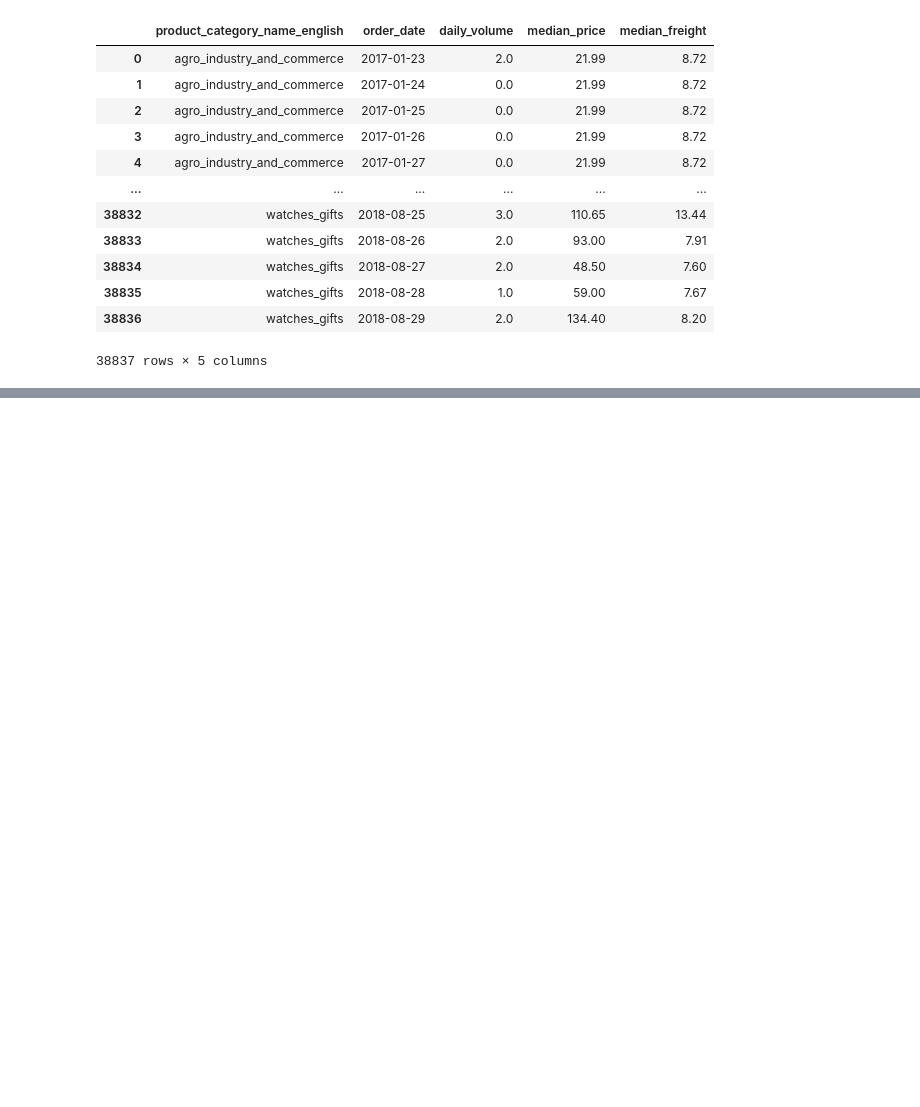
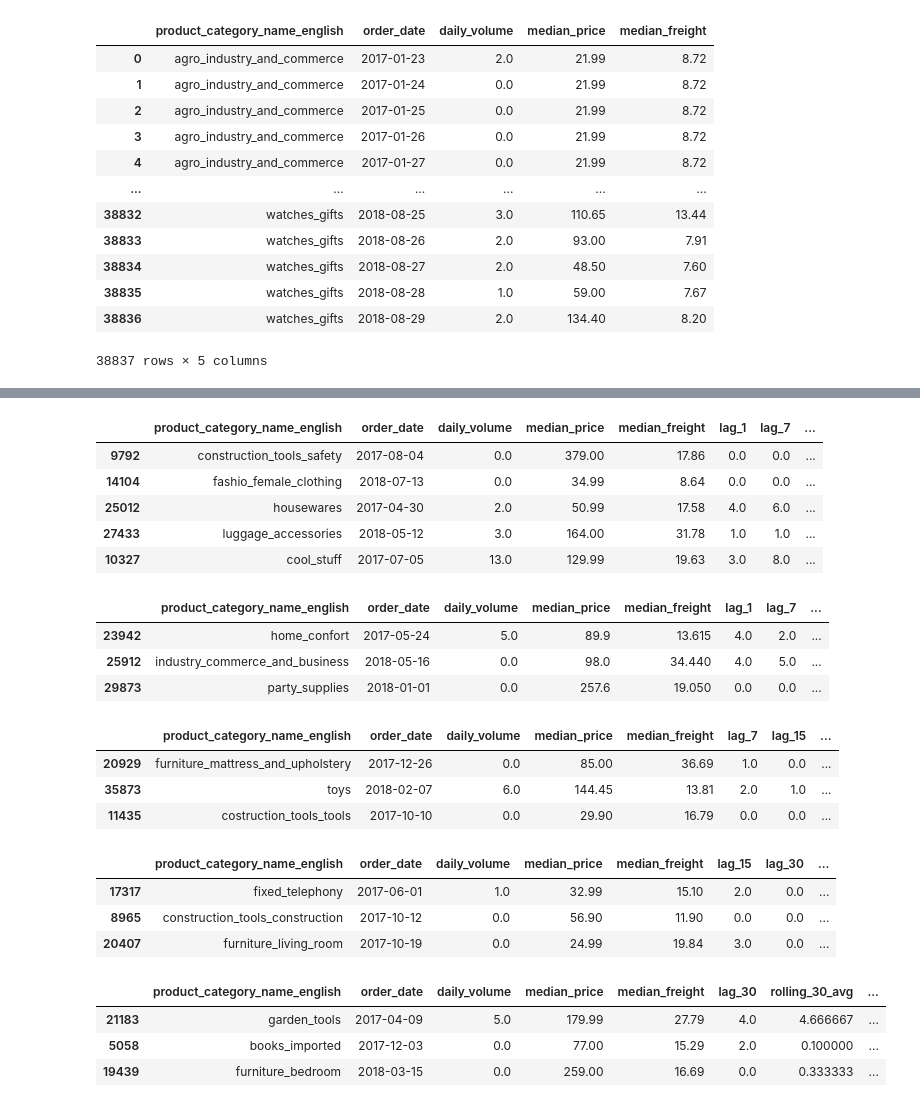
Before and after one commit to pruthvi-chavda/inventory-intelligence-suite, a Jupyter notebook: notebooks/Olist_Eda.ipynb, the cells around one changed output, grey strips where cells are left out. Saved outputs shown, nothing was run; the diff lists cells and outputs as text; code cells hidden in the pictures; blank space fills up the shorter version.

```diff
--- a/notebooks/Olist_Eda.ipynb
+++ b/notebooks/Olist_Eda.ipynb
@@ -274,0 +343,11 @@ df_daily['year'] = df_daily['order_date'].dt.year
+# %%
+day1_df=pd.read_csv('../data/processed/olist_train_day1.csv')
+day1_df_copy=day1_df.copy()
+day1_df_copy.sample(5)
+# %% [output]
+|  | product_category_name_english | order_date | daily_volume | median_price | median_freight | lag_1 | lag_7 | ... |
+| 9792 | construction_tools_safety | 2017-08-04 | 0.0 | 379.00 | 17.86 | 0.0 | 0.0 | ... |
+| 14104 | fashio_female_clothing | 2018-07-13 | 0.0 | 34.99 | 8.64 | 0.0 | 0.0 | ... |
+| 25012 | housewares | 2017-04-30 | 2.0 | 50.99 | 17.58 | 4.0 | 6.0 | ... |
+| 27433 | luggage_accessories | 2018-05-12 | 3.0 | 164.00 | 31.78 | 1.0 | 1.0 | ... |
+| 10327 | cool_stuff | 2017-07-05 | 13.0 | 129.99 | 19.63 | 3.0 | 8.0 | ... |
@@ -274,0 +373,28 @@ df_daily['year'] = df_daily['order_date'].dt.year
+# %%
+day1f.sample(3)
+# %% [output]
+|  | product_category_name_english | order_date | daily_volume | median_price | median_freight | lag_1 | lag_7 | ... |
+| 23942 | home_confort | 2017-05-24 | 5.0 | 89.9 | 13.615 | 4.0 | 2.0 | ... |
+| 25912 | industry_commerce_and_business | 2018-05-16 | 0.0 | 98.0 | 34.440 | 4.0 | 5.0 | ... |
+| 29873 | party_supplies | 2018-01-01 | 0.0 | 257.6 | 19.050 | 0.0 | 0.0 | ... |
+# %%
+day7f.sample(3)
+# %% [output]
+|  | product_category_name_english | order_date | daily_volume | median_price | median_freight | lag_7 | lag_15 | ... |
+| 20929 | furniture_mattress_and_upholstery | 2017-12-26 | 0.0 | 85.00 | 36.69 | 1.0 | 0.0 | ... |
+| 35873 | toys | 2018-02-07 | 6.0 | 144.45 | 13.81 | 2.0 | 1.0 | ... |
+| 11435 | costruction_tools_tools | 2017-10-10 | 0.0 | 29.90 | 16.79 | 0.0 | 0.0 | ... |
+# %%
+day15f.sample(3)
+# %% [output]
+|  | product_category_name_english | order_date | daily_volume | median_price | median_freight | lag_15 | lag_30 | ... |
+| 17317 | fixed_telephony | 2017-06-01 | 1.0 | 32.99 | 15.10 | 2.0 | 0.0 | ... |
+| 8965 | construction_tools_construction | 2017-10-12 | 0.0 | 56.90 | 11.90 | 0.0 | 0.0 | ... |
+| 20407 | furniture_living_room | 2017-10-19 | 0.0 | 24.99 | 19.84 | 3.0 | 0.0 | ... |
+# %%
+day30f.sample(3)
+# %% [output]
+|  | product_category_name_english | order_date | daily_volume | median_price | median_freight | lag_30 | rolling_30_avg | ... |
+| 21183 | garden_tools | 2017-04-09 | 5.0 | 179.99 | 27.79 | 4.0 | 4.666667 | ... |
+| 5058 | books_imported | 2017-12-03 | 0.0 | 77.00 | 15.29 | 2.0 | 0.100000 | ... |
+| 19439 | furniture_bedroom | 2018-03-15 | 0.0 | 259.00 | 16.69 | 0.0 | 0.333333 | ... |
```
Also changed, not shown: parts of 24 cells of this notebook, 1 other file.
